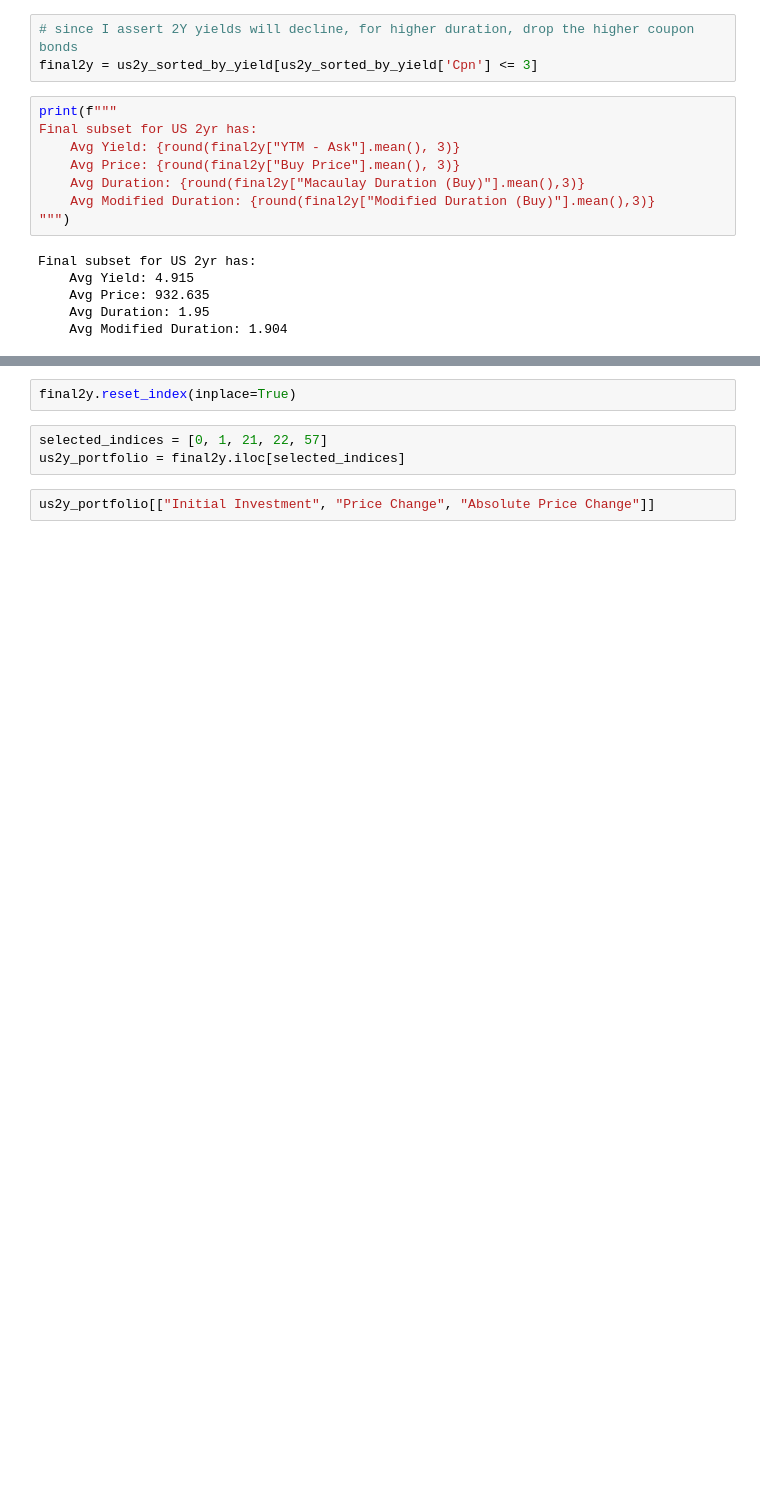
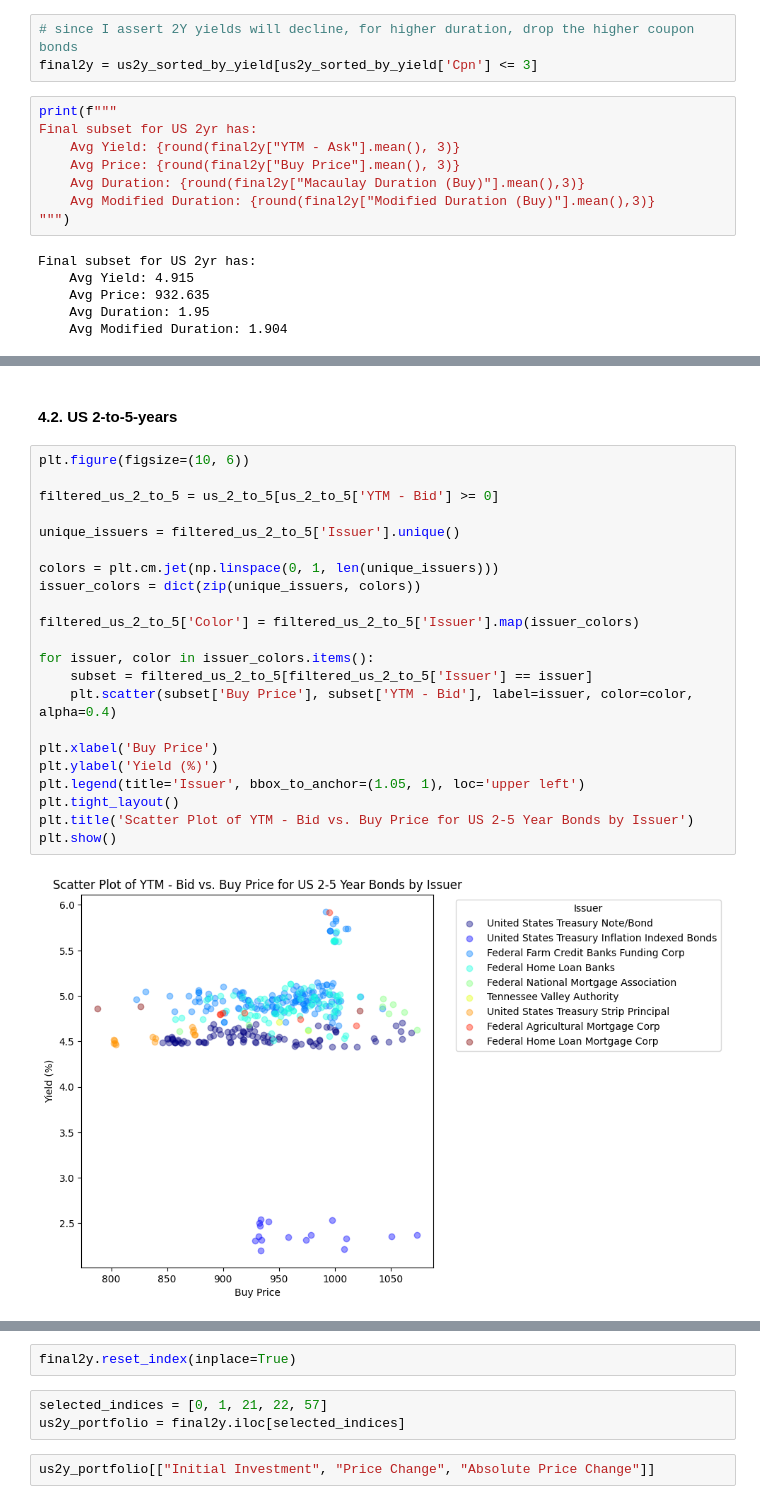
Before and after one commit to yildirimalper/case-study-bond-investment, a Jupyter notebook: portfolio_selection.ipynb, the cells around one changed output, grey strips where cells are left out. Cells and saved outputs as stored; diff of their text form; blank space fills up the shorter version.

```diff
--- a/portfolio_selection.ipynb
+++ b/portfolio_selection.ipynb
@@ -288,0 +266,26 @@ final2y[['Issuer', 'BBG Composite', 'Cpn', 'YTM - Ask', 'Buy Price', 'Sell Price
+# %% [markdown]
+#### 4.2. US 2-to-5-years
+# %%
+plt.figure(figsize=(10, 6))
+
+filtered_us_2_to_5 = us_2_to_5[us_2_to_5['YTM - Bid'] >= 0]
+
+unique_issuers = filtered_us_2_to_5['Issuer'].unique()
+
+colors = plt.cm.jet(np.linspace(0, 1, len(unique_issuers)))
+issuer_colors = dict(zip(unique_issuers, colors))
+
+filtered_us_2_to_5['Color'] = filtered_us_2_to_5['Issuer'].map(issuer_colors)
+
+for issuer, color in issuer_colors.items():
+    subset = filtered_us_2_to_5[filtered_us_2_to_5['Issuer'] == issuer]
+    plt.scatter(subset['Buy Price'], subset['YTM - Bid'], label=issuer, color=color, alpha=0.4)
+
+plt.xlabel('Buy Price')
+plt.ylabel('Yield (%)')
+plt.legend(title='Issuer', bbox_to_anchor=(1.05, 1), loc='upper left')
+plt.tight_layout()
+plt.title('Scatter Plot of YTM - Bid vs. Buy Price for US 2-5 Year Bonds by Issuer')
+plt.show()
+# %% [output]
+[figure, added]
```
Also changed, not shown: parts of 56 cells of this notebook, 3 other files.
